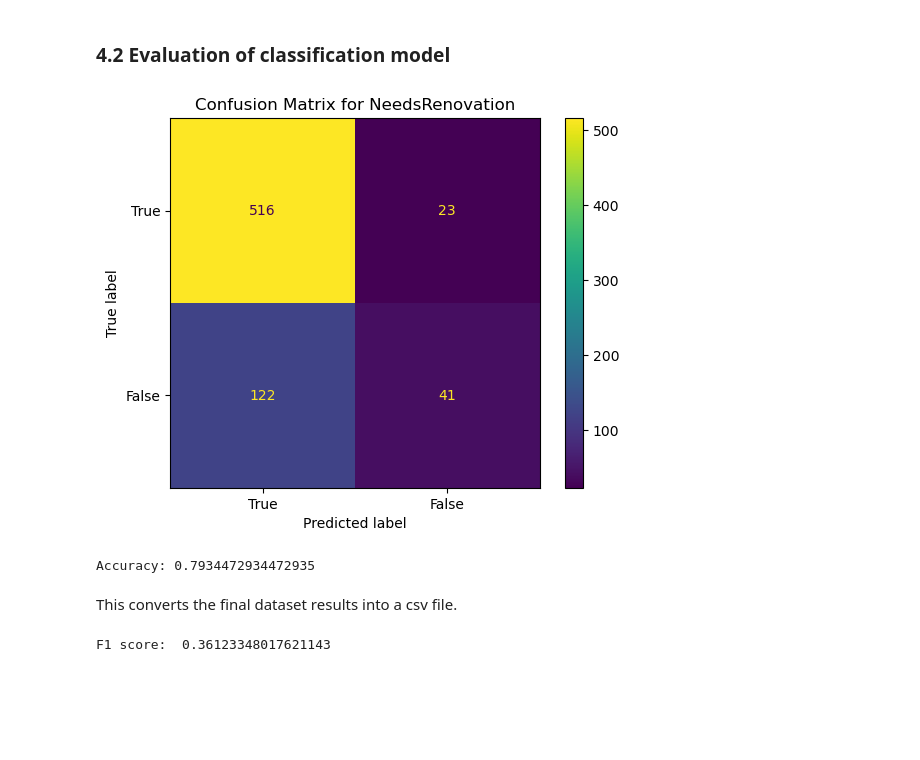
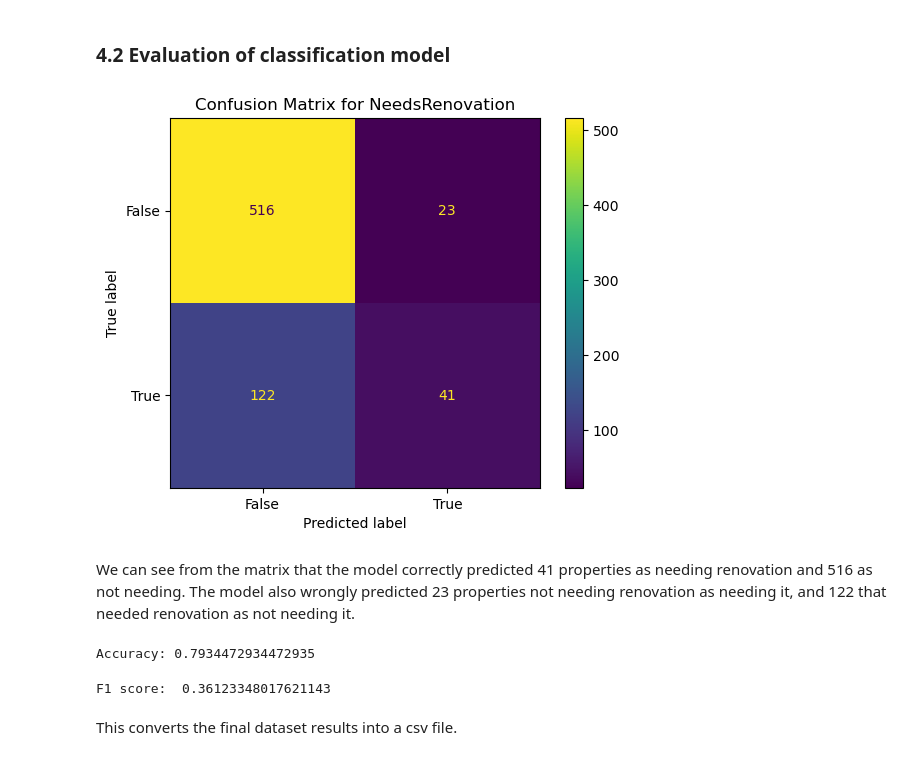
Before and after one commit to RaineScarlett/dsreport, a Jupyter notebook: iteration3.ipynb, the cells around one changed output. Cells and saved outputs as stored; diff of their text form; code cells hidden in the pictures; blank space fills up the shorter version.

Commit message:
fixed confusion matrixes for both iteration 2 and 3 (and explanation under them)

```diff
--- a/iteration3.ipynb
+++ b/iteration3.ipynb
@@ -431,23 +431,25 @@ As expected, the tree formed predicts solely using the Craftsmanship column, the
 ### 4.2 Evaluation of classification model
 # %%
 cm = confusion_matrix(target_test, target_prediction)
-labels = ['True','False']
+labels = ['False','True']
 from sklearn.metrics import ConfusionMatrixDisplay
 disp = ConfusionMatrixDisplay(confusion_matrix=cm, display_labels=labels)
 disp.plot()
 plt.title('Confusion Matrix for NeedsRenovation')
 plt.show()
 # %% [output]
-[figure, old version]
+[figure, new version]
+# %% [markdown]
+We can see from the matrix that the model correctly predicted 41 properties as needing renovation and 516 as not needing. The model also wrongly predicted 23 properties not needing renovation as needing it, and 122 that needed renovation as not needing it.
 # %%
 print('Accuracy:', accuracy_score(target_test, target_prediction))
 # %% [output]
 Accuracy: 0.7934472934472935
-# %% [markdown]
-This converts the final dataset results into a csv file.
 # %%
 print("F1 score: ", f1_score(target_test, target_prediction))
 # %% [output]
 F1 score:  0.36123348017621143
+# %% [markdown]
+This converts the final dataset results into a csv file.
 # %%
 df.to_csv('set15_it3_final.csv')
```
Also changed, not shown: parts of 3 cells of this notebook, 1 other file.
